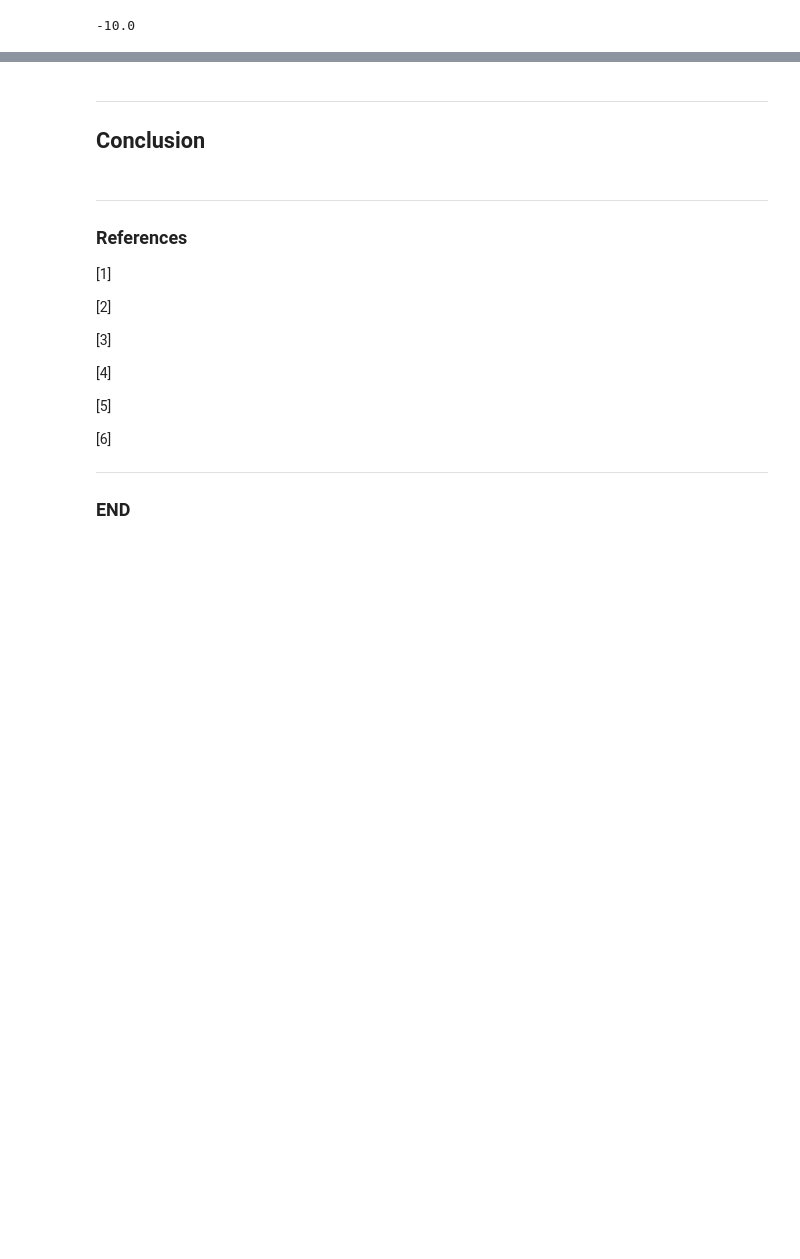
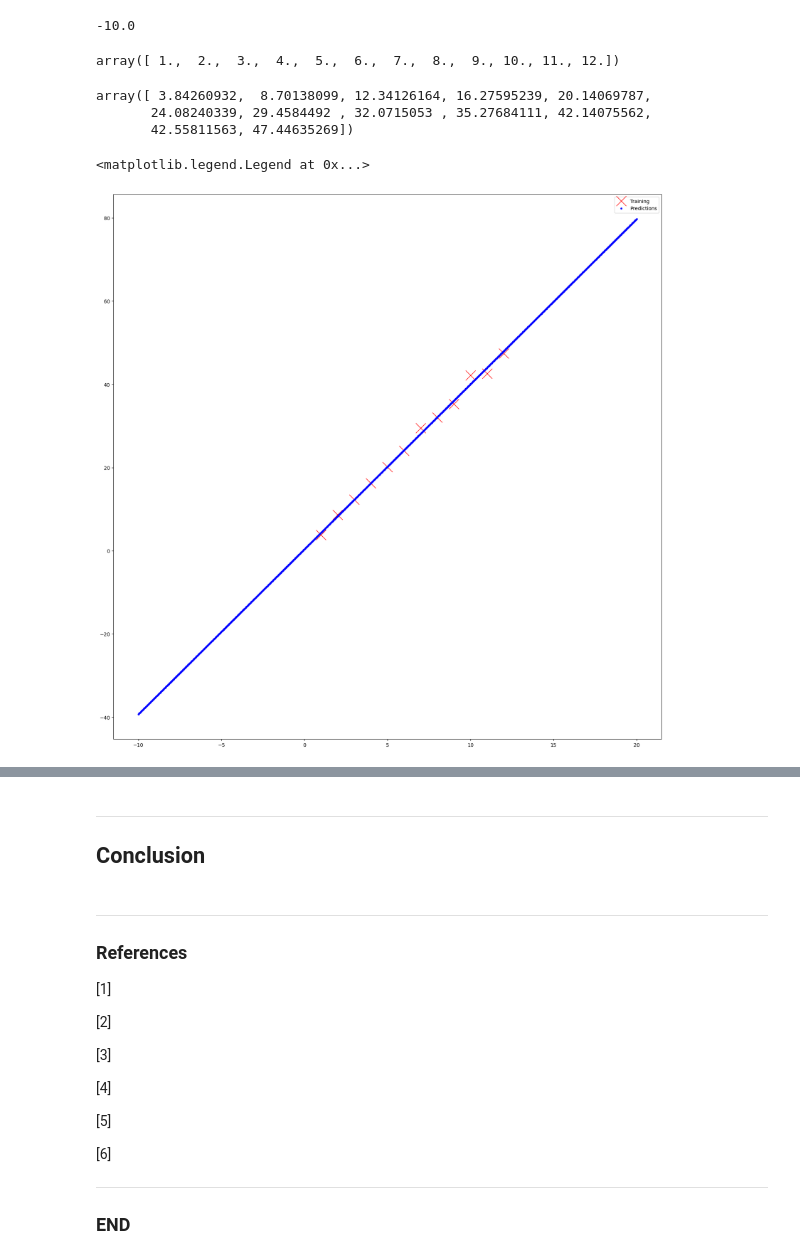
Before and after one commit to DPR-droid/2022_09_Machine_Learning_and_Statistics, a Jupyter notebook: Coursework/04_learning_V02.ipynb, the cells around one changed output, grey strips where cells are left out. Drawn from its saved outputs; the diff is of its cells as text; code cells hidden in the pictures; blank space fills up the shorter version.

```diff
--- a/Coursework/04_learning_V02.ipynb
+++ b/Coursework/04_learning_V02.ipynb
@@ -488,6 +488,32 @@ preds = model.predict(data_test)
 data_test.flatten()[0]
 # %% [output]
 -10.0
+# %%
+data_in.flatten()
+# %% [output]
+array([ 1.,  2.,  3.,  4.,  5.,  6.,  7.,  8.,  9., 10., 11., 12.])
+# %%
+data_out.flatten()
+# %% [output]
+array([ 3.84260932,  8.70138099, 12.34126164, 16.27595239, 20.14069787,
+       24.08240339, 29.4584492 , 32.0715053 , 35.27684111, 42.14075562,
+       42.55811563, 47.44635269])
+# %%
+# Plot Fig size
+plt.rcParams["figure.figsize"] = (20,20)
+
+# Plot to illustrate the different degrees so that we can achieve a minimum error or minimum cost function.
+
+# https://stackoverflow.com/a/23210293
+
+plt.plot(data_in.flatten(), data_out.flatten(), 'rx', label='Training', markersize=20, linewidth=3)
+plt.plot(data_test.flatten(), preds.flatten(), 'b.', label='Predictions')
+
+
+plt.legend()
+# %% [output]
+<matplotlib.legend.Legend at 0x...>
+[figure, added]
 # %%
 # Plot the values.
 fig, ax = plt.subplots(figsize=(12, 6))
```
Also changed, not shown: parts of 16 cells of this notebook.
